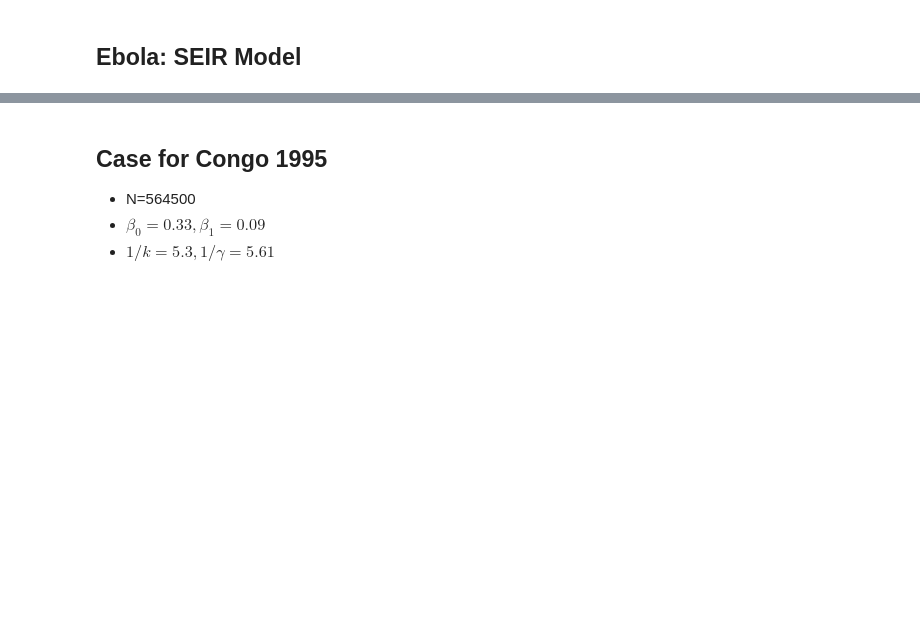
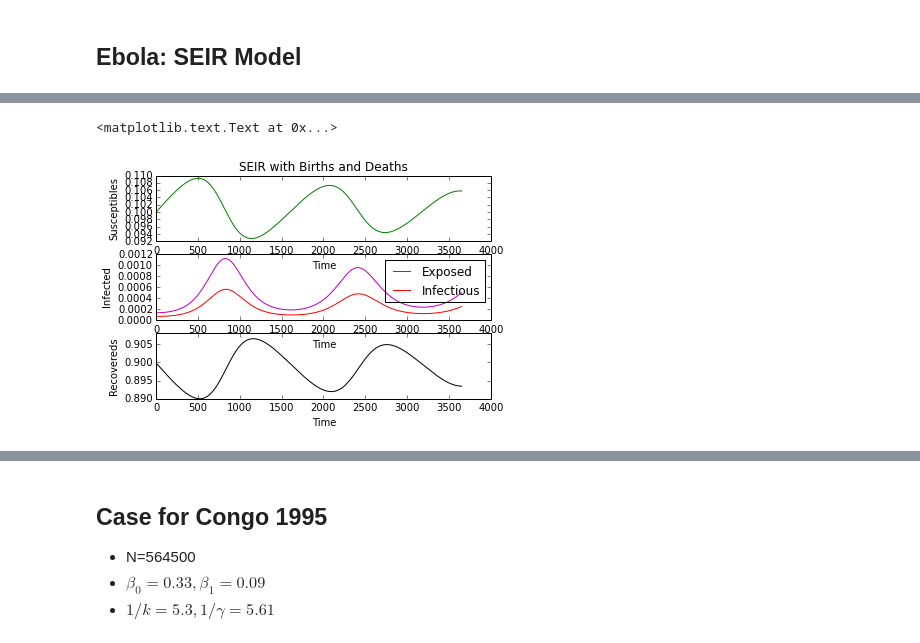
Before and after one commit to cchuang2009/math2014, a Jupyter notebook: 14/SIR.ipynb, the cells around one changed output, grey strips where cells are left out. Drawn from its saved outputs; the diff is of its cells as text; code cells hidden in the pictures; blank space fills up the shorter version.

Commit message:
Math 2013-1-14, SIR SEIR model added

```diff
--- a/14/SIR.ipynb
+++ b/14/SIR.ipynb
@@ -342,0 +405,49 @@ of $1/k$ days before progressing to the infectious class $I$: Infectious individ
+# %%
+mu=1/(70*365.0)
+beta=520/365.0
+k=1/14.0
+gamma=1/7.0
+ND=10*365.0
+TS=1.0
+S0=0.1
+E0=1e-4
+I0=1e-4
+INPUT = (S0, E0, I0)
+
+def diff_eqs(INP,t):
+	'''The main set of equations'''
+	Y=np.zeros((3))
+	V = INP
+	Y[0] = mu - beta * V[0] * V[2] - mu * V[0]
+	Y[1] = beta * V[0] * V[2] - k * V[1] - mu * V[1]
+	Y[2] = k * V[1] - gamma * V[2] - mu * V[2]
+	return Y   # For odeint
+
+
+
+t_start = 0.0; t_end = ND; t_inc = TS
+t_range = np.arange(t_start, t_end+t_inc, t_inc)
+RES = spi.odeint(diff_eqs,INPUT,t_range)
+
+Rec=1. - (RES[:,0]+RES[:,1]+RES[:,2])
+#print RES
+
+#Ploting
+plt.subplot(311)
+plt.plot(RES[:,0], '-g', label='Susceptibles')
+plt.title('SEIR with Births and Deaths')
+plt.xlabel('Time')
+plt.ylabel('Susceptibles')
+plt.subplot(312)
+plt.plot(RES[:,1], '-m', label='Exposed')
+plt.plot(RES[:,2], '-r', label='Infectious')
+plt.legend(loc=0)
+plt.xlabel('Time')
+plt.ylabel('Infected')
+plt.subplot(313)
+plt.plot(Rec, '-k', label='Recovereds')
+plt.xlabel('Time')
+plt.ylabel('Recovereds')
+# %% [output]
+<matplotlib.text.Text at 0x...>
+[figure, added]
```
Also changed, not shown: parts of 34 cells of this notebook.
